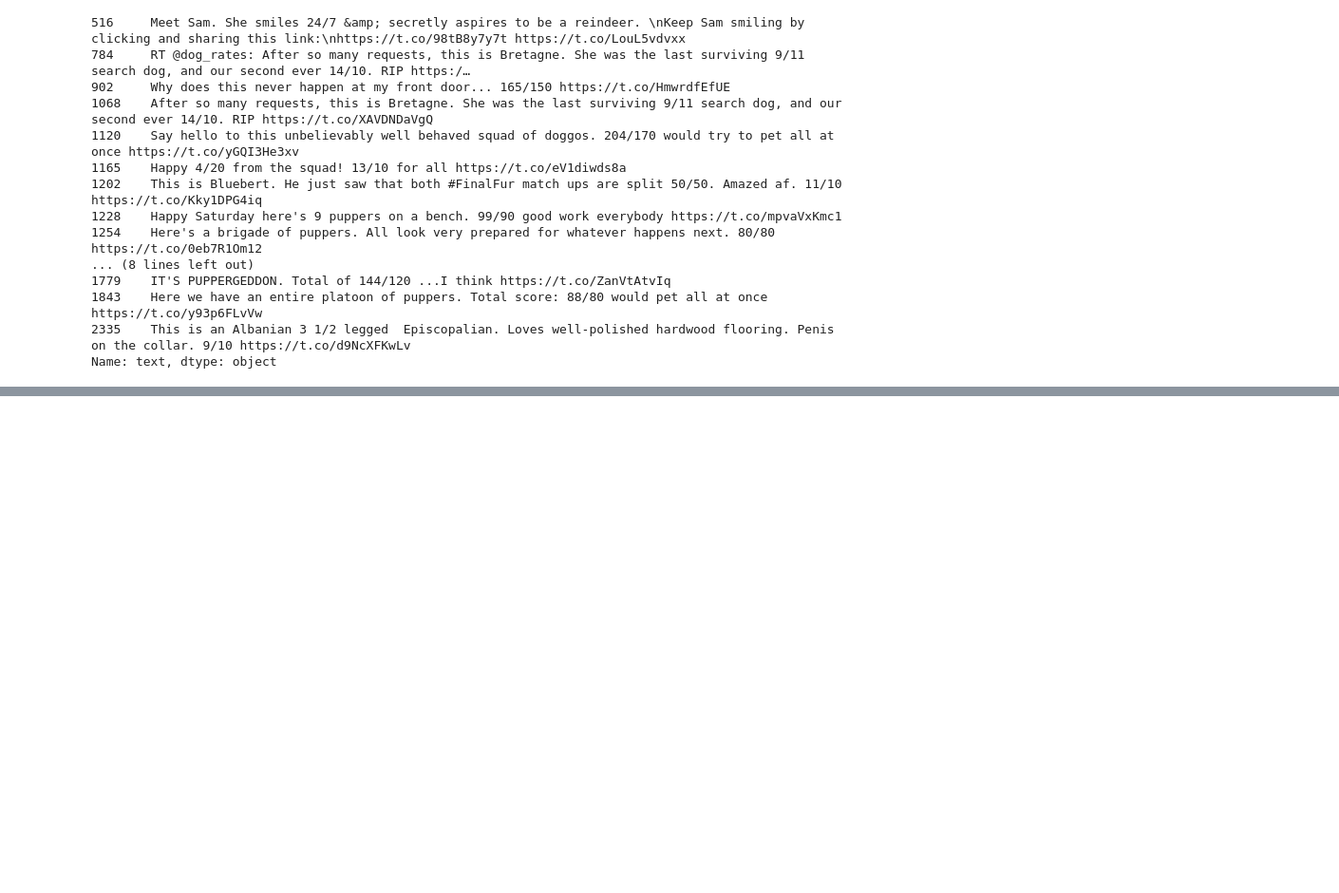
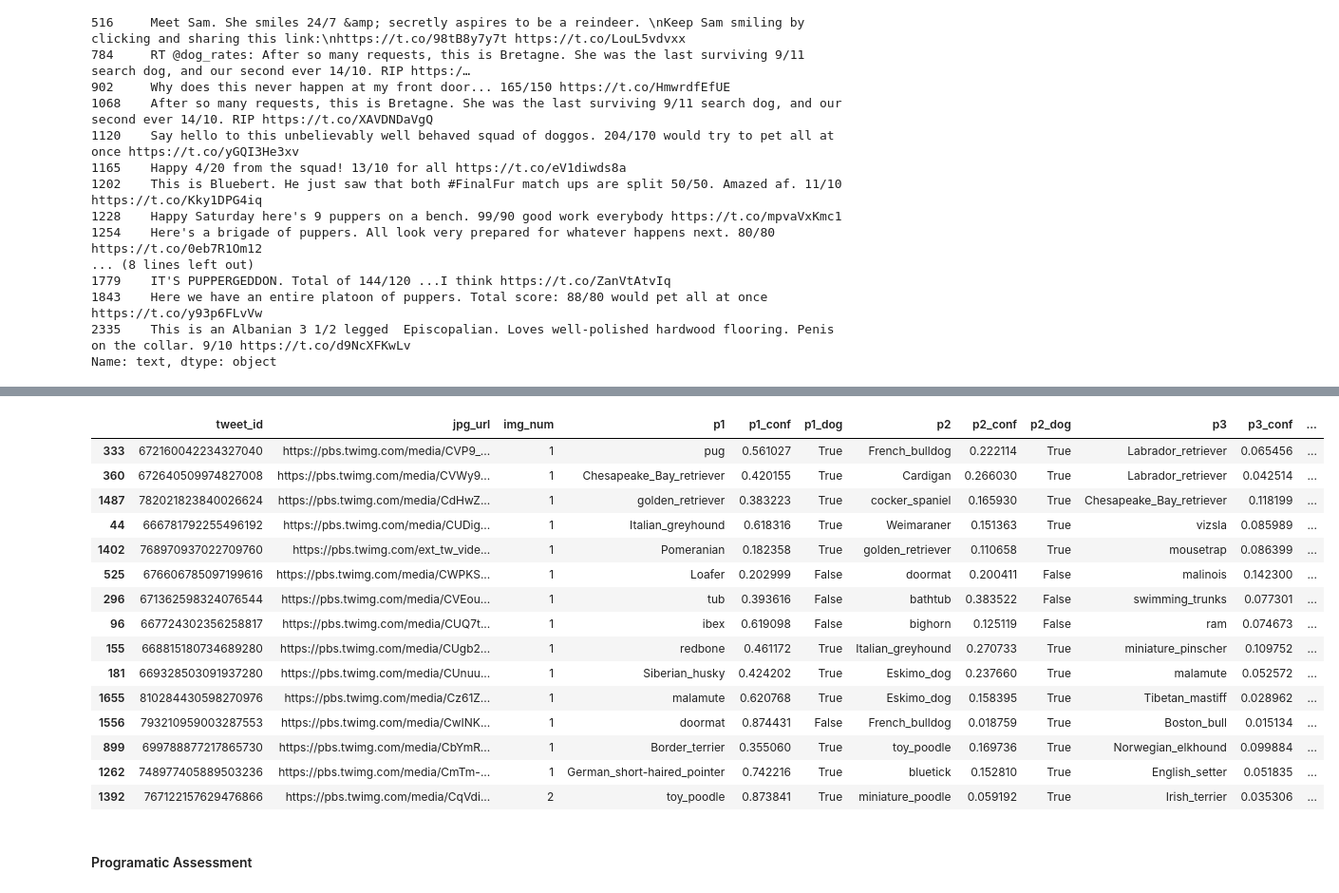
Before and after one commit to AOM98/Wrangle-And-Analyze-Data, a Jupyter notebook: wrangle_act.ipynb, the cells around one changed output, grey strips where cells are left out. Shown: that part at 95% size. Saved outputs shown, nothing was run; the diff lists cells and outputs as text; code cells hidden in the pictures; blank space fills up the shorter version.

```diff
--- a/wrangle_act.ipynb
+++ b/wrangle_act.ipynb
@@ -309,0 +303,21 @@ df_twitter_archive.query('rating_denominator != "10"').expanded_urls
+# %%
+df_predicted_images.sample(15)
+# %% [output]
+|  | tweet_id | jpg_url | img_num | p1 | p1_conf | p1_dog | p2 | p2_conf | p2_dog | p3 | p3_conf | ... |
+| 333 | 672160042234327040 | https://pbs.twimg.com/media/CVP9_... | 1 | pug | 0.561027 | True | French_bulldog | 0.222114 | True | Labrador_retriever | 0.065456 | ... |
+| 360 | 672640509974827008 | https://pbs.twimg.com/media/CVWy9... | 1 | Chesapeake_Bay_retriever | 0.420155 | True | Cardigan | 0.266030 | True | Labrador_retriever | 0.042514 | ... |
+| 1487 | 782021823840026624 | https://pbs.twimg.com/media/CdHwZ... | 1 | golden_retriever | 0.383223 | True | cocker_spaniel | 0.165930 | True | Chesapeake_Bay_retriever | 0.118199 | ... |
+| 44 | 666781792255496192 | https://pbs.twimg.com/media/CUDig... | 1 | Italian_greyhound | 0.618316 | True | Weimaraner | 0.151363 | True | vizsla | 0.085989 | ... |
+| 1402 | 768970937022709760 | https://pbs.twimg.com/ext_tw_vide... | 1 | Pomeranian | 0.182358 | True | golden_retriever | 0.110658 | True | mousetrap | 0.086399 | ... |
+| 525 | 676606785097199616 | https://pbs.twimg.com/media/CWPKS... | 1 | Loafer | 0.202999 | False | doormat | 0.200411 | False | malinois | 0.142300 | ... |
+| 296 | 671362598324076544 | https://pbs.twimg.com/media/CVEou... | 1 | tub | 0.393616 | False | bathtub | 0.383522 | False | swimming_trunks | 0.077301 | ... |
+| 96 | 667724302356258817 | https://pbs.twimg.com/media/CUQ7t... | 1 | ibex | 0.619098 | False | bighorn | 0.125119 | False | ram | 0.074673 | ... |
+| 155 | 668815180734689280 | https://pbs.twimg.com/media/CUgb2... | 1 | redbone | 0.461172 | True | Italian_greyhound | 0.270733 | True | miniature_pinscher | 0.109752 | ... |
+| 181 | 669328503091937280 | https://pbs.twimg.com/media/CUnuu... | 1 | Siberian_husky | 0.424202 | True | Eskimo_dog | 0.237660 | True | malamute | 0.052572 | ... |
+| 1655 | 810284430598270976 | https://pbs.twimg.com/media/Cz61Z... | 1 | malamute | 0.620768 | True | Eskimo_dog | 0.158395 | True | Tibetan_mastiff | 0.028962 | ... |
+| 1556 | 793210959003287553 | https://pbs.twimg.com/media/CwINK... | 1 | doormat | 0.874431 | False | French_bulldog | 0.018759 | True | Boston_bull | 0.015134 | ... |
+| 899 | 699788877217865730 | https://pbs.twimg.com/media/CbYmR... | 1 | Border_terrier | 0.355060 | True | toy_poodle | 0.169736 | True | Norwegian_elkhound | 0.099884 | ... |
+| 1262 | 748977405889503236 | https://pbs.twimg.com/media/CmTm-... | 1 | German_short-haired_pointer | 0.742216 | True | bluetick | 0.152810 | True | English_setter | 0.051835 | ... |
+| 1392 | 767122157629476866 | https://pbs.twimg.com/media/CqVdi... | 2 | toy_poodle | 0.873841 | True | miniature_poodle | 0.059192 | True | Irish_terrier | 0.035306 | ... |
+# %% [markdown]
+#### Programatic Assessment
```
Also changed, not shown: parts of 55 cells of this notebook.
